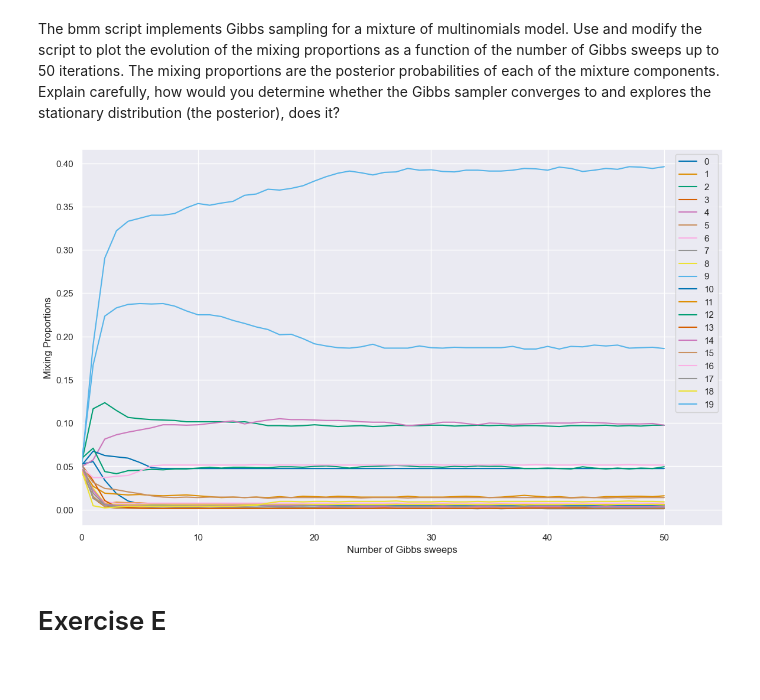
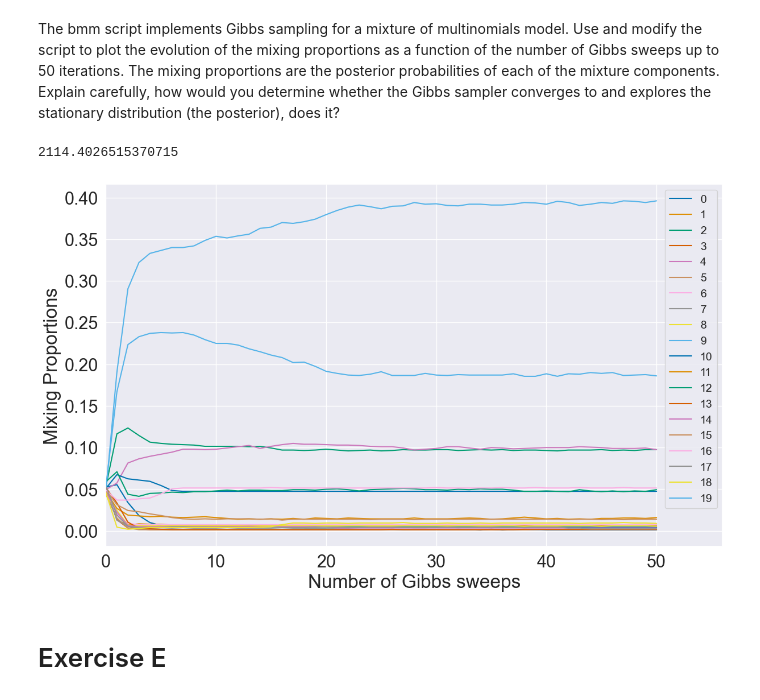
Before and after one commit to ofs416/Probabilistic_Machine_Learning, a Jupyter notebook: Coursework3/coursework3.ipynb, the cells around one changed output. Saved outputs shown, nothing was run; the diff lists cells and outputs as text; code cells hidden in the pictures; blank space fills up the shorter version.

```diff
--- a/Coursework3/coursework3.ipynb
+++ b/Coursework3/coursework3.ipynb
@@ -9,7 +9,8 @@ from bmm import BMM
 from lda import LDA
 
 import seaborn as sns
-sns.set(rc={'figure.figsize':(14,8.27)})
+sns.set(rc={'figure.figsize':(14,8.27)}, font_scale=2)
+plt.rcParams.update({'font.size': 30})
 sns.set_palette('colorblind')
 # %%
 np.random.seed(1)
@@ -212,23 +199,27 @@ and explores the stationary distribution (the posterior), does it?
 K = 20  # number of clusters
 iterations = 50
 alpha = 10  # parameter of the Dirichlet over mixture components
-gamma = .1  # parameter of the Dirichlet over words
+gamma = 0.1  # parameter of the Dirichlet over words
 np.random.seed(42)
 perplexity, swk, sk_docs_evolution, sk_words_evolution = BMM(A, B, K, alpha, gamma)
+# %%
+perplexity
+# %% [output]
+2114.4026515370715
 # %%
 sk_docs_evolution_mixture = sk_docs_evolution / np.sum(sk_docs_evolution[0, :])
 sk_words_evolution_mixture = sk_words_evolution / np.sum(sk_words_evolution[0, :])
 # %%
 plt.plot(sk_docs_evolution_mixture, label=np.arange(20))
-plt.legend()
-plt.xlim(0, iterations + 5)
+plt.legend(prop={'size': 14})
 plt.ylabel('Mixing Proportions')
 plt.xlabel('Number of Gibbs sweeps')
-plt.savefig('Figures/Exd_mix_evol.png', format="png", dpi=500, bbox_inches="tight")
+plt.savefig('Figures/Exd_mix_evol.png', format="png", dpi=800, bbox_inches="tight")
+plt.xlim(0, 56)
 plt.show()
 plt.close()
 # %% [output]
-[figure, old version]
+[figure, new version]
 # %% [markdown]
 # Exercise E
 # %% [markdown]
```
Also changed, not shown: parts of 13 cells of this notebook, 9 other files.
